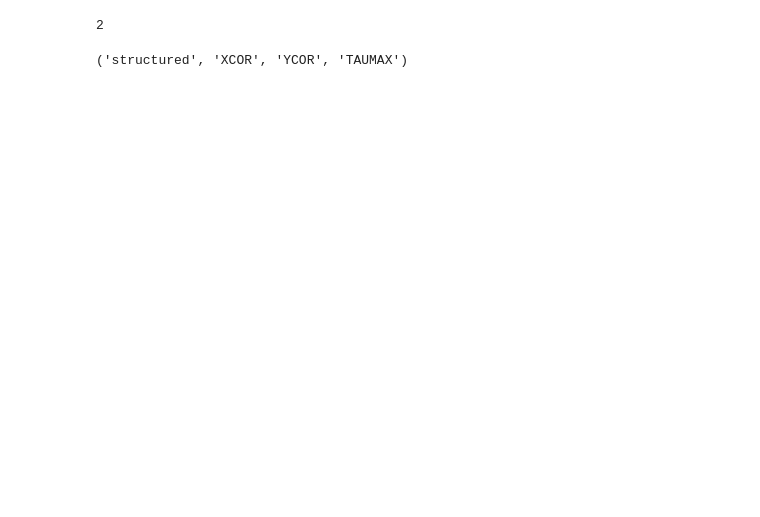
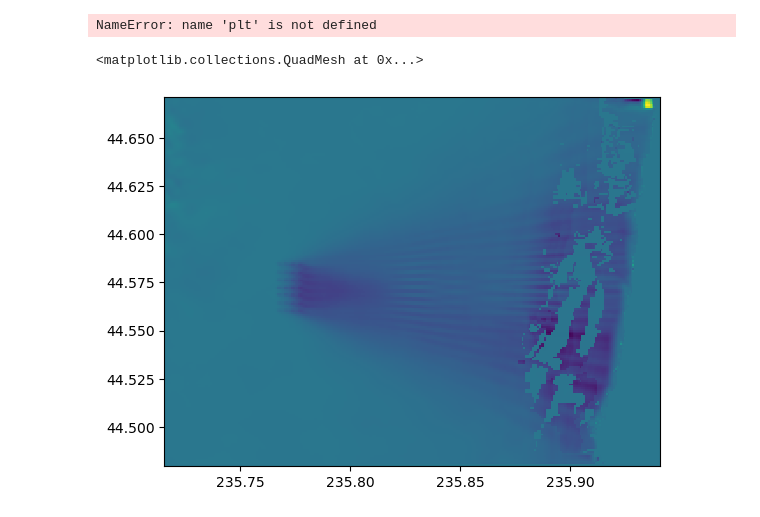
Before and after one commit to sandialabs/seat-qgis-plugin, a Jupyter notebook: code/Test_Wave_ShearStress_Stressor_Combined.ipynb, the cells around one changed output. Saved outputs shown, nothing was run; the diff lists cells and outputs as text; code cells hidden in the pictures; blank space fills up the shorter version.

Commit message:
working structured shear  stress with&out receptor

```diff
--- a/code/Test_Wave_ShearStress_Stressor_Combined.ipynb
+++ b/code/Test_Wave_ShearStress_Stressor_Combined.ipynb
@@ -126,8 +126,8 @@ def classify_mobility(mobility_parameter_dev, mobility_parameter_nodev):
     #NoChange = 0
     return mobility_classification
 # %%
-fpath_nodev = r"H:\Projects\C1308_SEAT\SEAT_inputs\plugin-input\oregon\devices-not-present"
-fpath_dev = r"H:\Projects\C1308_SEAT\SEAT_inputs\plugin-input\oregon\devices-present"
-probabilities_file = r"H:\Projects\C1308_SEAT\SEAT_inputs\plugin-input\oregon\boundary-condition\BC_Annie_Annual_SETS.csv"
+fpath_nodev = r"H:\Projects\C1308_SEAT\SEAT_inputs\plugin-input\WEC DEMO shear stress\devices-not-present"
+fpath_dev = r"H:\Projects\C1308_SEAT\SEAT_inputs\plugin-input\WEC DEMO shear stress\devices-present"
+probabilities_file = r"H:\Projects\C1308_SEAT\SEAT_inputs\plugin-input\WEC DEMO shear stress\boundary-condition\boundary-conditions.csv"
 latlon=True
-receptor_filename = r"H:\Projects\C1308_SEAT\SEAT_inputs\plugin-input\oregon\receptor\grainsize_receptor.tif"
+receptor_filename = r"H:\Projects\C1308_SEAT\SEAT_inputs\plugin-input\WEC DEMO shear stress\receptor\grainsize_receptor.tif"
@@ -134,10 +137,6 @@ receptor_filename = r"H:\Projects\C1308_SEAT\SEAT_inputs\plugin-input\oregon\rec
 # %%
-file = 'This_is_a_test_02_map.nc'
-int(file.split('.')[0].split('_')[-2])
+# file = 'This_is_a_test_02_map.nc'
+# int(file.split('.')[0].split('_')[-2])
-# %% [output]
-2
-# %%
-file_dev_present = Dataset(os.path.join(fpath_nodev, files_nodev[0]))
 # %%
 def check_grid_define_vars(dataset):
     vars = list(file_dev_present.variables)
@@ -152,7 +151,3 @@ def check_grid_define_vars(dataset):
         yvar = 'FlowElem_ycc'
         tauvar = 'taus'
     return gridtype, xvar, yvar, tauvar
-# %%
-check_grid_define_vars(file_dev_present)
-# %% [output]
-('structured', 'XCOR', 'YCOR', 'TAUMAX')
@@ -165,7 +162,7 @@ if len(files_nodev) == 1 & len(files_dev) ==1:
     #asumes a concatonated files with shape
     #[run_order, time, rows, cols]
 
-    file_dev_present = Dataset(os.path.join(fpath_nodev, files_nodev[0]))
+    file_dev_present = Dataset(os.path.join(fpath_dev, files_dev[0]))
     gridtype, xvar, yvar, tauvar = check_grid_define_vars(file_dev_present)
     # X-coordinate of cell center
     xcor = file_dev_present.variables[xvar][:].data
@@ -176,12 +173,15 @@ if len(files_nodev) == 1 & len(files_dev) ==1:
     # close the device prsent file
     file_dev_present.close()
 
-    file_dev_notpresent = Dataset(os.path.join(fpath_dev, files_dev[0]))
+    file_dev_notpresent = Dataset(os.path.join(fpath_nodev, files_nodev[0]))
     tau_nodev = file_dev_notpresent.variables[tauvar][:]
     # close the device not present file
     file_dev_notpresent.close()
 
-else:
+    # if tau_dev.shape[0] != tau_nodev.shape[0]:
+    #     raise Exception(f"Number of device runs ({tau_dev.shape[0]}) must be the same as no device runs ({tau_nodev.shape[0]}).")
+
+elif len(files_nodev) == 1 & len(files_dev):
     #asumes each run is separate with the some_name_RunNum_map.nc, where run number comes at the last underscore before _map.nc
     runorder_nodev = np.zeros((len(files_nodev)))
     for ic, file in enumerate(files_nodev):
@@ -221,18 +221,23 @@ else:
         tau_nodev = file_dev_notpresent.variables[tauvar].data
         tau_dev = file_dev_present.variables[tauvar].data
         ir += 1
+else:
+    raise Exception(f"Number of device runs ({len(files_dev)}) must be the same as no device runs ({len(files_nodev)}).")
 # Finished loading and sorting files
 
 # Load BC file with probabilities and find appropriate probability
 BC_probability = pd.read_csv(probabilities_file, delimiter=",")
 BC_probability['run order'] = BC_probability['run order']-1
 BC_probability = BC_probability.sort_values(by='run order')
-BC_probability
+BC_probability["% of yr"]= BC_probability["% of yr"].values/100
+# BC_probability
+if 'Exclude' in BC_probability.columns:
+    BC_probability = BC_probability[~((BC_probability['Exclude'] == 'x') | (BC_probability['Exclude'] == 'X'))]
 
 # Calculate Stressor and Receptors
 # data_dev_max = np.amax(data_dev, axis=1, keepdims=True) #look at maximum shear stress difference change
 tau_dev_max = np.amax(tau_dev, axis=1, keepdims=True) #max over time
-tau_nodev_max = np.amax(tau_dev, axis=1, keepdims=True) #max over time
+tau_nodev_max = np.amax(tau_nodev, axis=1, keepdims=True) #max over time
 
 #initialize arrays
 taumax_combined_nodev = np.zeros(np.shape(tau_nodev[0, 0, :, :]))
@@ -263,6 +268,8 @@ if gridtype=='structured':
     ry = ycor
 else: # unstructured
     dxdy = estimate_grid_spacing(xcor,ycor, nsamples=100)
+    dx = dxdy
+    dy = dxdy
     rx, ry, tau_diff_struct = create_structured_array_from_unstructured(xcor, ycor, tau_diff, dxdy, flatness=0.2)
     _, _, mobility_parameter_nodev_struct = create_structured_array_from_unstructured(xcor, ycor, mobility_parameter_nodev, dxdy, flatness=0.2)
     _, _, mobility_parameter_dev_struct = create_structured_array_from_unstructured(xcor, ycor, mobility_parameter_dev, dxdy, flatness=0.2)
@@ -271,5 +278,20 @@ else: # unstructured
     listOfFiles = [tau_diff_struct, mobility_parameter_nodev_struct, mobility_parameter_dev_struct, mobility_parameter_diff_struct, mobility_classification]
 
 # return listOfFiles, rx, ry, dxdy, dxdy
+# %%
+fig,ax = plt.subplots(ncols=3)
+runix = 17
+ax[0].pcolormesh(tau_nodev[runix,0,:,:])
+ax[1].pcolormesh(tau_nodev[runix,-1,:,:])
+ax[2].pcolormesh(tau_nodev_max[runix,-1,:,:])
+# %% [output]
+NameError: name 'plt' is not defined
+# %%
+import matplotlib.pyplot as plt
+fig, ax = plt.subplots()
+ax.pcolormesh(rx,ry,mobility_parameter_diff)
+# %% [output]
+<matplotlib.collections.QuadMesh at 0x...>
+[figure, added]
 # %%
 
```
Also changed, not shown: parts of 3 cells of this notebook, 5 other files.
